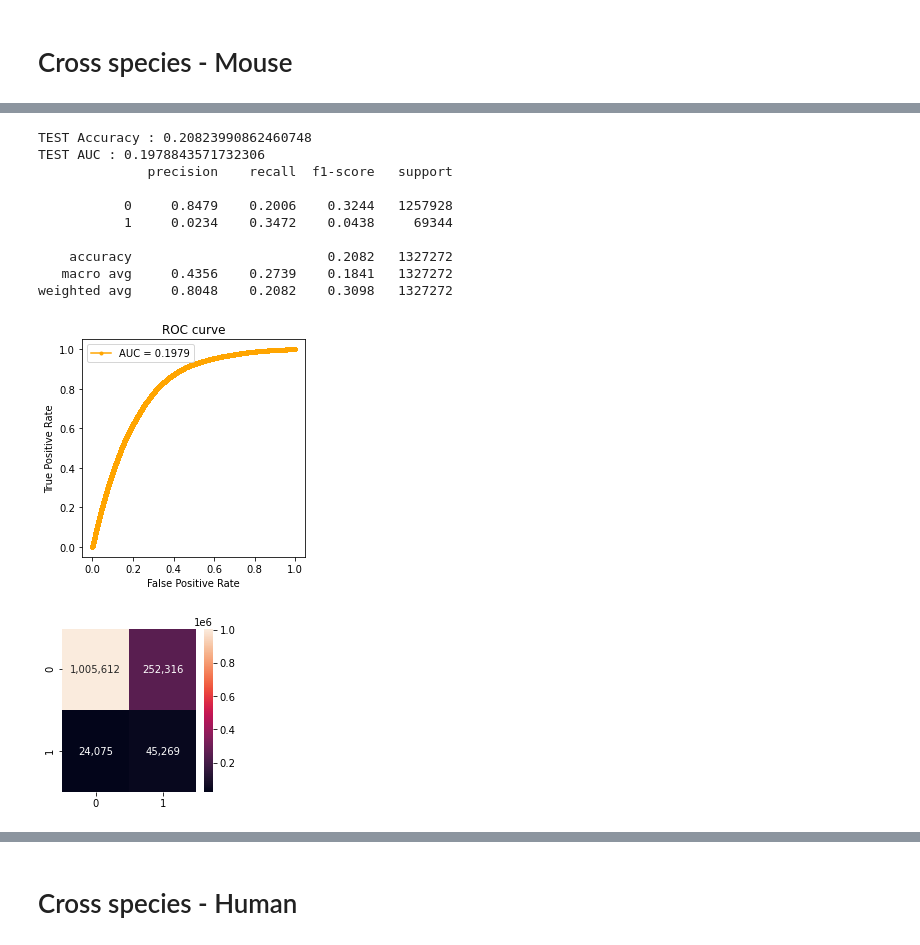
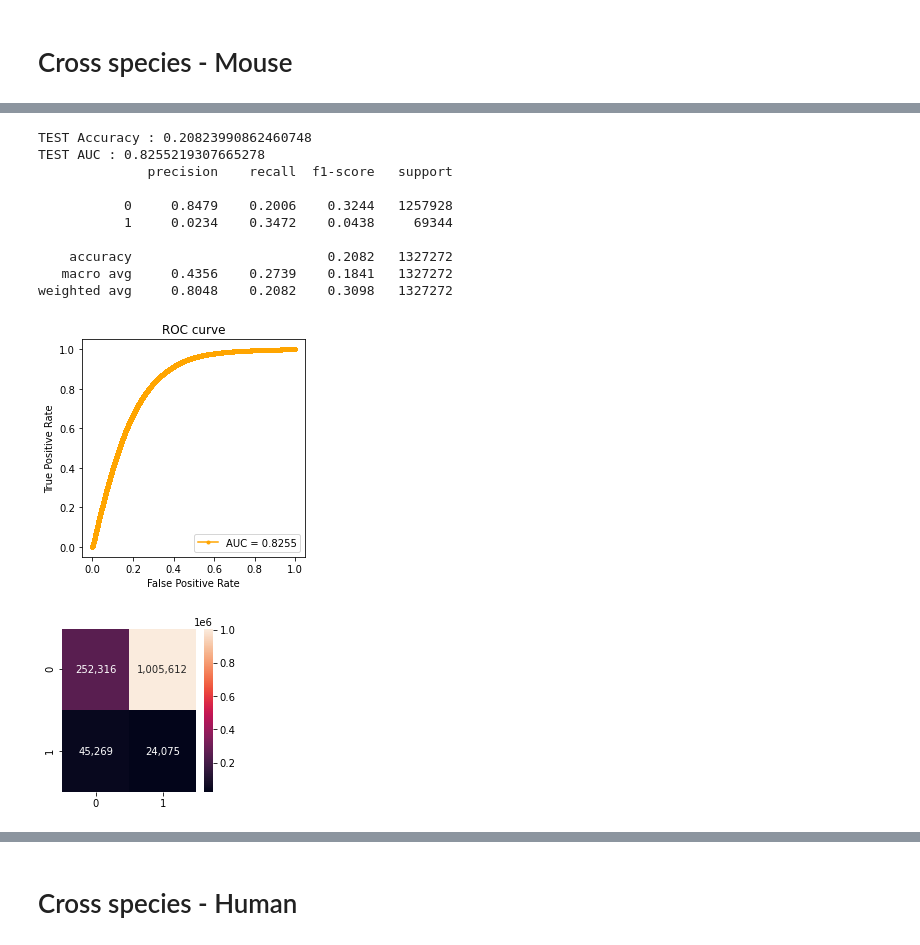
Before and after one commit to zoohoson/Peptide_Detectability, a Jupyter notebook: Comparison_CapsNet.ipynb, the cells around one changed output, grey strips where cells are left out. Saved outputs shown, nothing was run; the diff lists cells and outputs as text; code cells hidden in the pictures.

```diff
--- a/Comparison_CapsNet.ipynb
+++ b/Comparison_CapsNet.ipynb
@@ -279,15 +279,15 @@ for batch_idx, batch in enumerate(test_iter):
 
     out = model(data)
     out = torch.sqrt(torch.sum(out * out, 2))
-    out1 = out[:, 1]
+    out1 = out[:, 0]
     _, y_pre = torch.max(out, -1)
     all_p1.extend(list(out1.cpu().detach().numpy()))
     all_pred1.extend(list(y_pre.cpu().detach().numpy()))
     all_true1.extend(list(batch.Label.cpu().detach().numpy()))
 
-all_pred1 = np.array(list(map(lambda x: 1-x, np.array(all_pred1))))
+all_pred1 = np.array(list(map(lambda x: x, np.array(all_pred1))))
 all_true1 = np.array(all_true1)
-all_p1 = np.array(list(map(lambda x: 1-x, np.array(all_p1))))
+all_p1 = np.array(list(map(lambda x: x, np.array(all_p1))))
 
 auc = roc_auc_score(all_true1, all_p1)
 acc = metrics.accuracy_score(all_true1,all_pred1)
@@ -499,7 +513,7 @@ for batch_idx, batch in enumerate(test_iter):
 
     out = model(data)
     out = torch.sqrt(torch.sum(out * out, 2))
-    out1 = out[:, 1]
+    out1 = out[:, 0]
     _, y_pre = torch.max(out, -1)
     all_p1.extend(list(out1.cpu().detach().numpy()))
     all_pred1.extend(list(y_pre.cpu().detach().numpy()))
@@ -511,42 +525,42 @@ print('TEST Accuracy : {}'.format(acc))
 print('TEST AUC : {}'.format(auc))
 print(classification_report(all_true1, all_pred1, digits=4))
 
-all_pred1 = np.array(list(map(lambda x: 1-x, np.array(all_pred1))))
+all_pred1 = np.array(list(map(lambda x: x, np.array(all_pred1))))
 all_true1 = np.array(all_true1)
-all_p1 = np.array(list(map(lambda x: 1-x, np.array(all_p1))))
+all_p1 = np.array(list(map(lambda x: x, np.array(all_p1))))
 
 plt.figure(figsize=(4, 4))
 fpr, tpr, threshold = roc_curve(all_true1, all_p1)
 plt.plot(fpr, tpr, marker='.', label='AUC = {:.4f}'.format(auc), color='orange')
 plt.title('ROC curve')
 plt.xlabel('False Positive Rate')
 plt.ylabel('True Positive Rate')
 plt.legend()
 plt.show()
 
 cf_matrix = confusion_matrix(all_true1, all_pred1)
 plt.figure(figsize=(3, 3))
 sns.heatmap(cf_matrix, annot=True, fmt=',.0f')
 plt.show()
 
 np.save('log/result_mouse_SkeletaMuscle_CapsNet_fpr.npy', fpr)
 np.save('log/result_mouse_SkeletaMuscle_CapsNet_tpr.npy', tpr)
 np.save('log/result_mouse_SkeletaMuscle_CapsNet_threshold.npy', threshold)
 np.save('log/result_mouse_SkeletaMuscle_CapsNet_prob.npy', all_p1)
 np.save('log/result_mouse_SkeletaMuscle_CapsNet_true.npy', all_true1)
 # %% [output]
 TEST Accuracy : 0.20823990862460748
-TEST AUC : 0.1978843571732306
+TEST AUC : 0.8255219307665278
               precision    recall  f1-score   support
 
            0     0.8479    0.2006    0.3244   1257928
            1     0.0234    0.3472    0.0438     69344
 
     accuracy                         0.2082   1327272
    macro avg     0.4356    0.2739    0.1841   1327272
 weighted avg     0.8048    0.2082    0.3098   1327272
-[figure, old version]
+[figure, new version]
-[figure, old version]
+[figure, new version]
 # %%
 from torchtext import data, datasets
 
```
Also changed, not shown: parts of 13 cells of this notebook, 3 other files.
